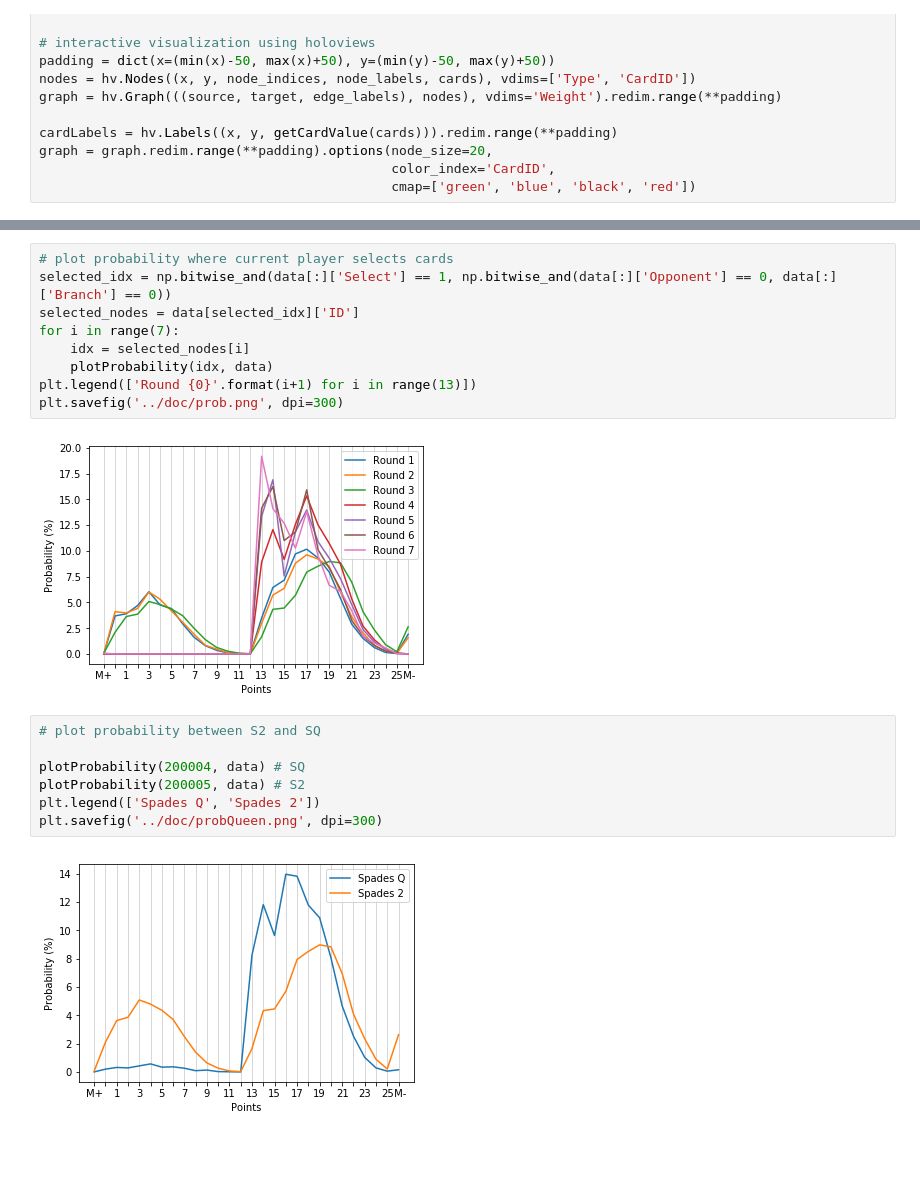
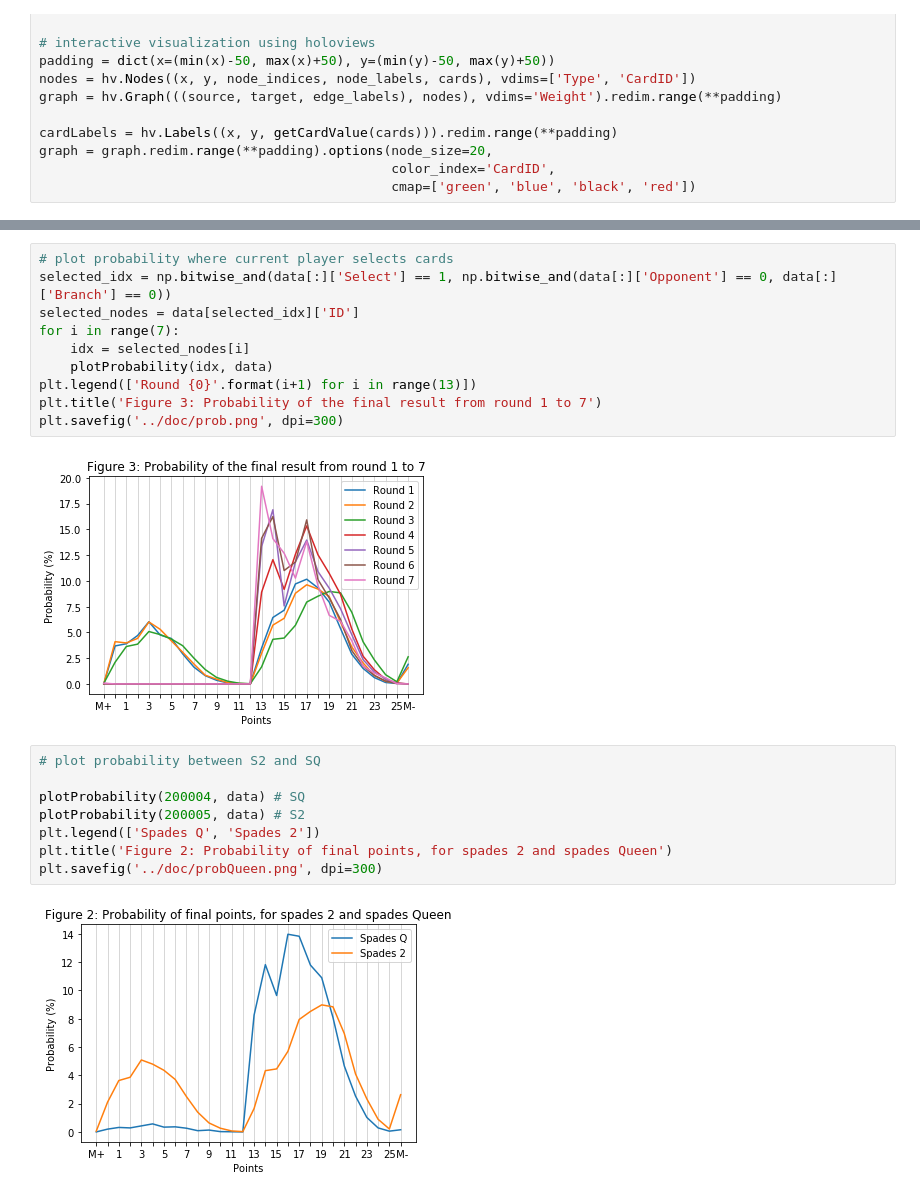
Before and after one commit to adamp87/MCTS, a Jupyter notebook: tools/visualization.ipynb, the cells around one changed output, grey strips where cells are left out. Drawn from its saved outputs; the diff is of its cells as text; blank space fills up the shorter version.

Commit message:
add points histogram to doc, update doc

```diff
--- a/tools/visualization.ipynb
+++ b/tools/visualization.ipynb
@@ -121,20 +121,22 @@ graph*cardLabels
 # %%
 # plot probability where current player selects cards
 selected_idx = np.bitwise_and(data[:]['Select'] == 1, np.bitwise_and(data[:]['Opponent'] == 0, data[:]['Branch'] == 0))
 selected_nodes = data[selected_idx]['ID']
 for i in range(7):
     idx = selected_nodes[i]
     plotProbability(idx, data)
 plt.legend(['Round {0}'.format(i+1) for i in range(13)])
+plt.title('Figure 3: Probability of the final result from round 1 to 7')
 plt.savefig('../doc/prob.png', dpi=300)
 # %% [output]
-[figure, old version]
+[figure, new version]
 # %%
 # plot probability between S2 and SQ
 
 plotProbability(200004, data) # SQ
 plotProbability(200005, data) # S2
 plt.legend(['Spades Q', 'Spades 2'])
+plt.title('Figure 2: Probability of final points, for spades 2 and spades Queen')
 plt.savefig('../doc/probQueen.png', dpi=300)
 # %% [output]
-[figure, old version]
+[figure, new version]
```
Also changed, not shown: parts of 1 cell of this notebook, 5 other files.
